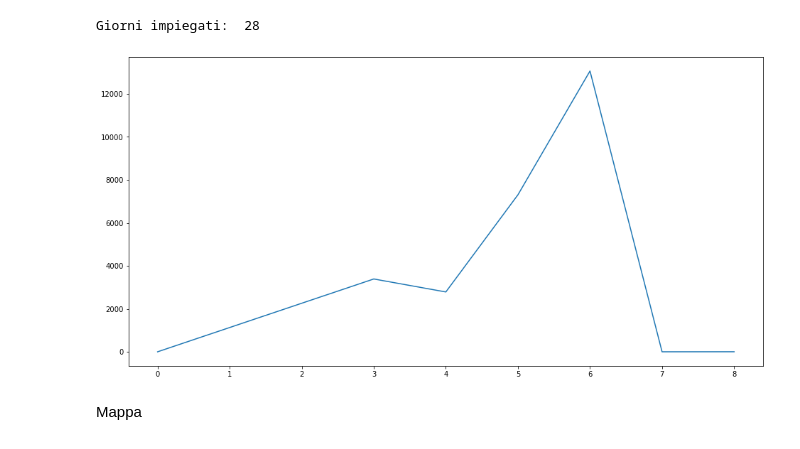
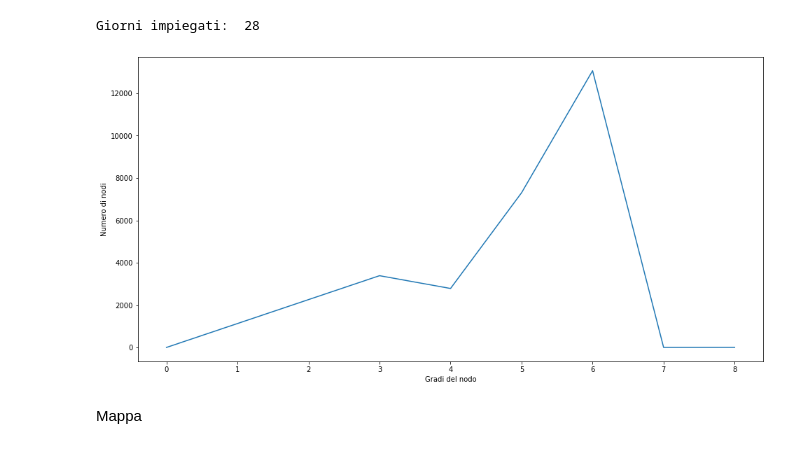
Before and after one commit to mikelenato/P8-Il-giro-del-mondo-in-80-giorni, a Jupyter notebook: Main.ipynb, the cells around one changed output. Cells and saved outputs as stored; diff of their text form; code cells hidden in the pictures.

```diff
--- a/Main.ipynb
+++ b/Main.ipynb
@@ -37,17 +37,19 @@ Giorni impiegati:  28
 # %%
 #distribuzione dei gradi dei nodi del grafo
 import matplotlib.pyplot as plt
 degree=[]
 for n in DG.nodes():
     degree.append(DG.out_degree(n))
 deg = pd.DataFrame(degree, columns=['gradi'])
 deg['gradi2'] = deg['gradi']
 raggruppamento = deg.groupby(['gradi']).count()
 fig, ax = plt.subplots(figsize=(16,8), nrows=1, ncols=1)
+ax.set_xlabel('Gradi del nodo')
+ax.set_ylabel('Numero di nodi')
 ax.plot(raggruppamento)
 plt.show()
 # %% [output]
-[figure, old version]
+[figure, new version]
 # %% [markdown]
 Mappa
 # %%
```
